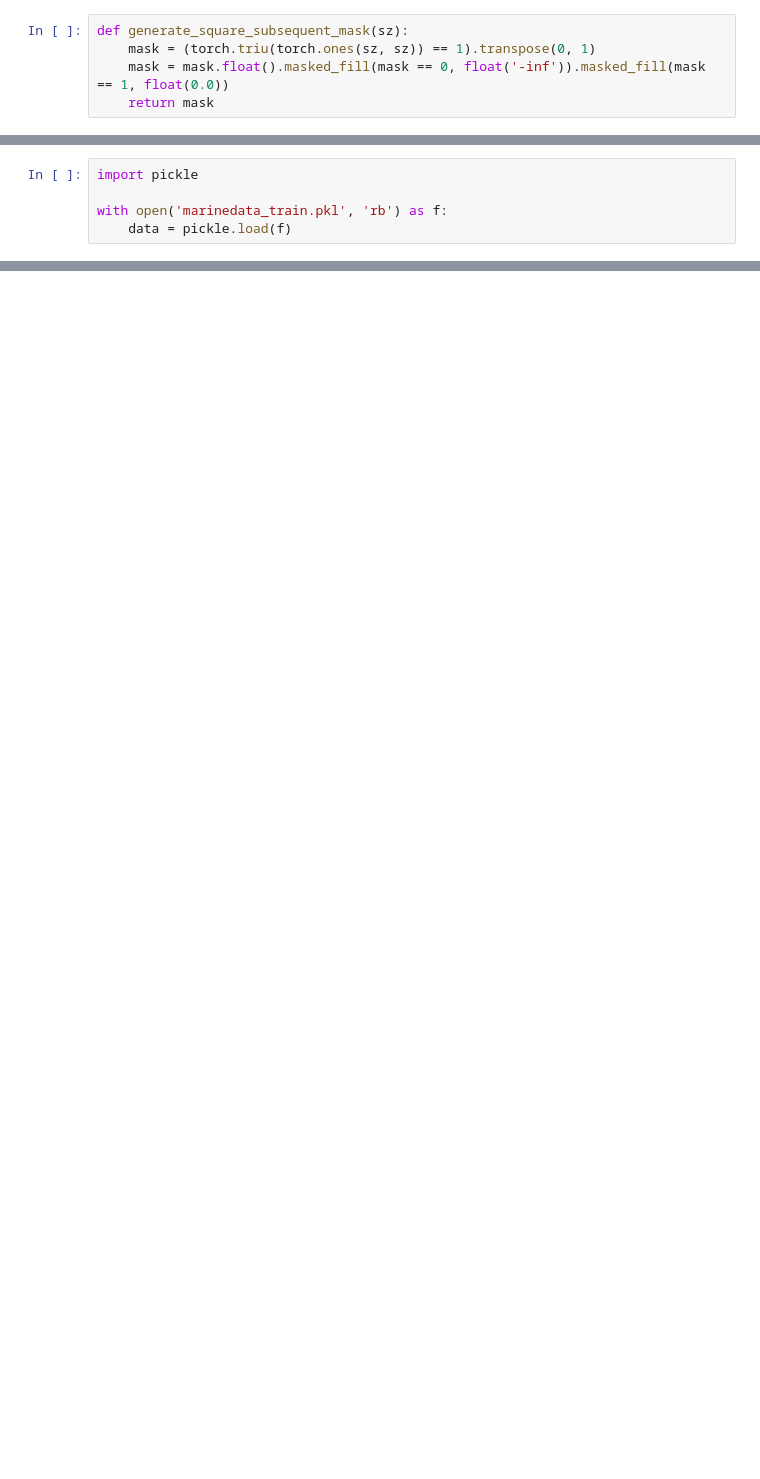
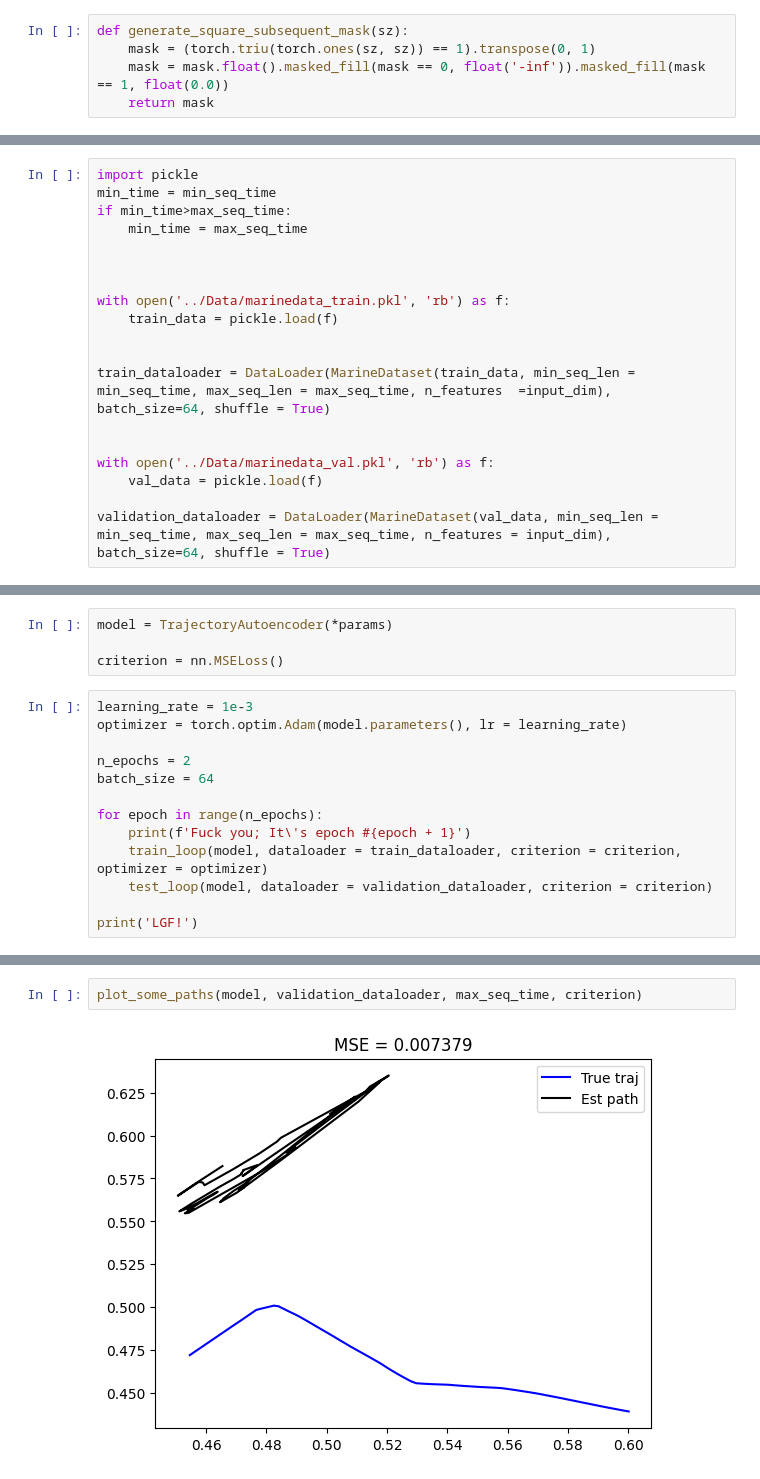
Before and after one commit to Rael-kun/OceanWatch, a Jupyter notebook: Autoencoder/trajectory_transformer.ipynb, the cells around one changed output, grey strips where cells are left out. Cells and saved outputs as stored; diff of their text form; blank space fills up the shorter version.

Commit message:
Hereby I commit the autoencoder once again

```diff
--- a/Autoencoder/trajectory_transformer.ipynb
+++ b/Autoencoder/trajectory_transformer.ipynb
@@ -148,5 +179,0 @@ torch.Size([1, 10, 128])
-# %%
-import pickle
-
-with open('marinedata_train.pkl', 'rb') as f:
-    data = pickle.load(f)
@@ -157,2 +180,21 @@ len(data.keys())
+# %%
+import pickle
+min_time = min_seq_time
+if min_time>max_seq_time:
+    min_time = max_seq_time
+
+
+
+with open('../Data/marinedata_train.pkl', 'rb') as f:
+    train_data = pickle.load(f)
+
+
+train_dataloader = DataLoader(MarineDataset(train_data, min_seq_len = min_seq_time, max_seq_len = max_seq_time, n_features  =input_dim), batch_size=64, shuffle = True)
+
+
+with open('../Data/marinedata_val.pkl', 'rb') as f:
+    val_data = pickle.load(f)
+
+validation_dataloader = DataLoader(MarineDataset(val_data, min_seq_len = min_seq_time, max_seq_len = max_seq_time, n_features = input_dim), batch_size=64, shuffle = True)
 # %%
 n_train_samples = 100
@@ -211,0 +280,17 @@ Epoch [5/5], Loss: 0.0561
+# %%
+model = TrajectoryAutoencoder(*params)
+
+criterion = nn.MSELoss()
+# %%
+learning_rate = 1e-3
+optimizer = torch.optim.Adam(model.parameters(), lr = learning_rate)
+
+n_epochs = 2
+batch_size = 64
+
+for epoch in range(n_epochs):
+    print(f'Fuck you; It\'s epoch #{epoch + 1}')
+    train_loop(model, dataloader = train_dataloader, criterion = criterion, optimizer = optimizer)
+    test_loop(model, dataloader = validation_dataloader, criterion = criterion)
+
+print('LGF!')
@@ -290,0 +346,4 @@ SyntaxError: 'return' outside function (505041136.py, line 6)
+# %%
+plot_some_paths(model, validation_dataloader, max_seq_time, criterion)
+# %% [output]
+[figure, added]
```
Also changed, not shown: parts of 22 cells of this notebook.
